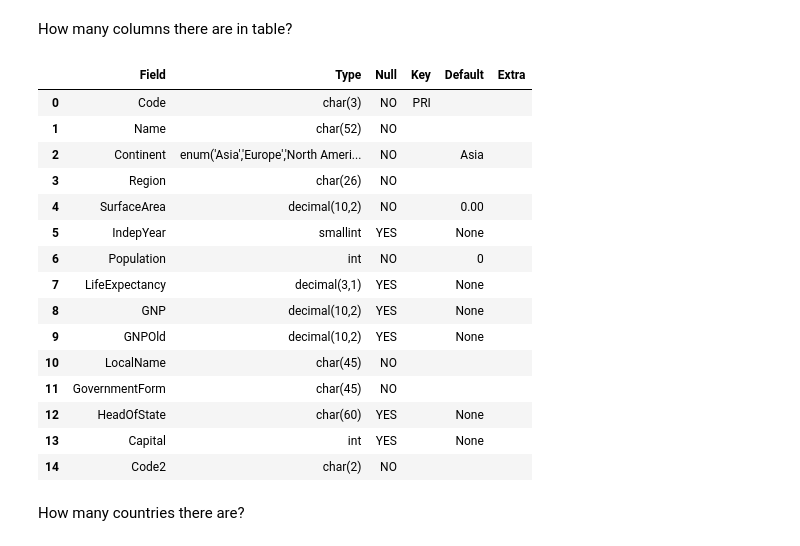
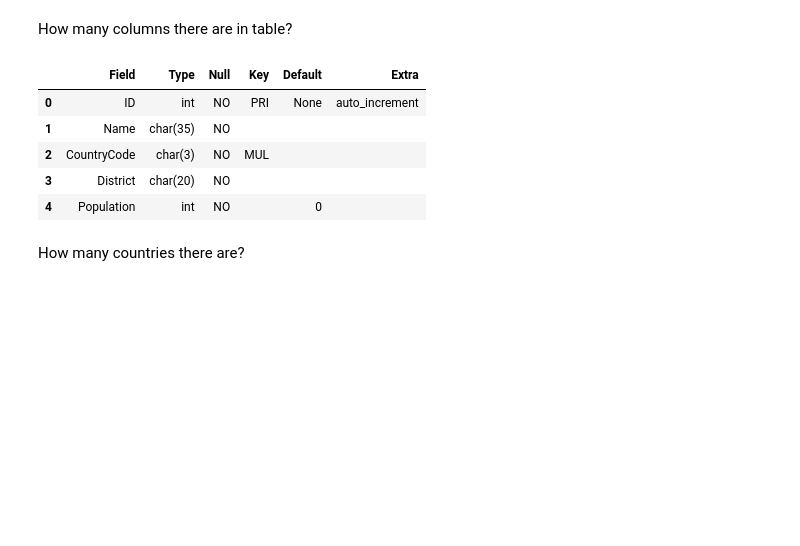
Before and after one commit to khalidkhankakar/SQL-for-datascience, a Jupyter notebook: projects/world_countries/main.ipynb, the cells around one changed output. Saved outputs shown, nothing was run; the diff lists cells and outputs as text; code cells hidden in the pictures; blank space fills up the shorter version.

```diff
--- a/projects/world_countries/main.ipynb
+++ b/projects/world_countries/main.ipynb
@@ -26,27 +26,17 @@ df.head()
 # %% [markdown]
 How many columns there are in table?
 # %%
-query = """SHOW COLUMNS FROM country"""
+query = """SHOW COLUMNS FROM city"""
 
 df = pd.read_sql(query, conn)
 df
 # %% [output]
 |  | Field | Type | Null | Key | Default | Extra |
-| 0 | Code | char(3) | NO | PRI |  |  |
-| 1 | Name | char(52) | NO |  |  |  |
-| 2 | Continent | enum('Asia','Europe','North Ameri... | NO |  | Asia |  |
-| 3 | Region | char(26) | NO |  |  |  |
-| 4 | SurfaceArea | decimal(10,2) | NO |  | 0.00 |  |
-| 5 | IndepYear | smallint | YES |  | None |  |
-| 6 | Population | int | NO |  | 0 |  |
-| 7 | LifeExpectancy | decimal(3,1) | YES |  | None |  |
-| 8 | GNP | decimal(10,2) | YES |  | None |  |
-| 9 | GNPOld | decimal(10,2) | YES |  | None |  |
-| 10 | LocalName | char(45) | NO |  |  |  |
-| 11 | GovernmentForm | char(45) | NO |  |  |  |
-| 12 | HeadOfState | char(60) | YES |  | None |  |
-| 13 | Capital | int | YES |  | None |  |
-| 14 | Code2 | char(2) | NO |  |  |  |
+| 0 | ID | int | NO | PRI | None | auto_increment |
+| 1 | Name | char(35) | NO |  |  |  |
+| 2 | CountryCode | char(3) | NO | MUL |  |  |
+| 3 | District | char(20) | NO |  |  |  |
+| 4 | Population | int | NO |  | 0 |  |
 # %% [markdown]
 How many countries there are?
 # %%
```
Also changed, not shown: parts of 18 cells of this notebook, 2 other files.
